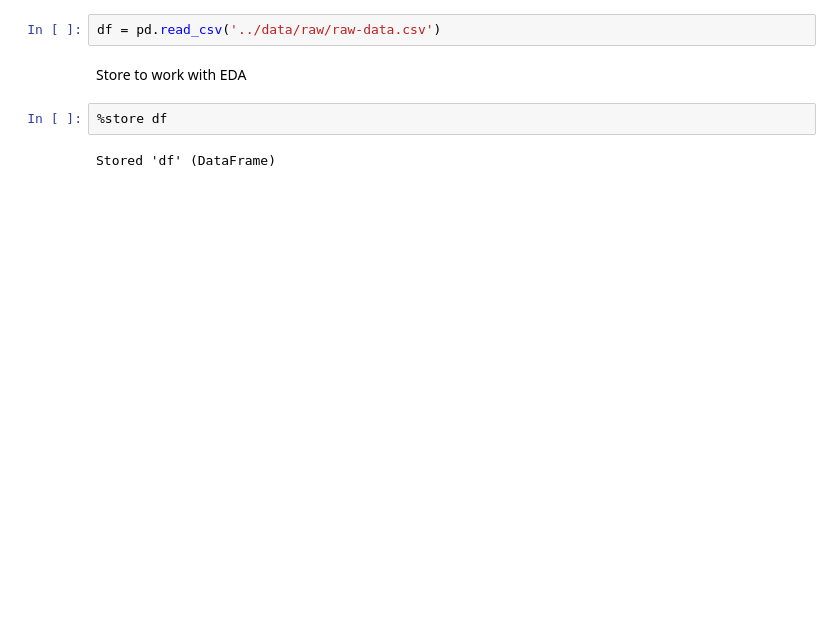
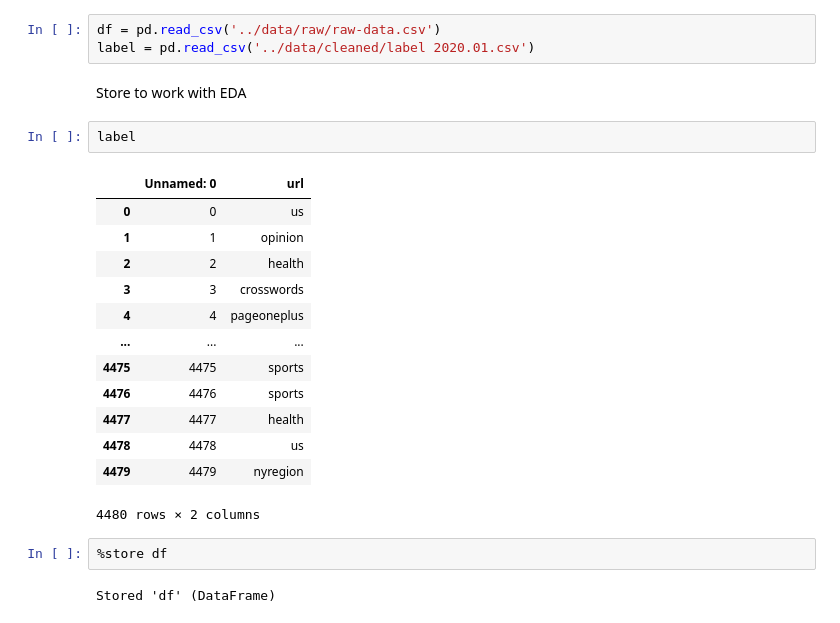
Before and after one commit to MEOW119X/Automated-News-Categorizer, a Jupyter notebook: notebook/Cleansing.ipynb, the cells around one changed output. Cells and saved outputs as stored; diff of their text form; blank space fills up the shorter version.

```diff
--- a/notebook/Cleansing.ipynb
+++ b/notebook/Cleansing.ipynb
@@ -7,8 +7,25 @@ import pandas as pd
 #### import Data
 # %%
 df = pd.read_csv('../data/raw/raw-data.csv')
+label = pd.read_csv('../data/cleaned/label 2020.01.csv')
 # %% [markdown]
 Store to work with EDA
+# %%
+label
+# %% [output]
+|  | Unnamed: 0 | url |
+| 0 | 0 | us |
+| 1 | 1 | opinion |
+| 2 | 2 | health |
+| 3 | 3 | crosswords |
+| 4 | 4 | pageoneplus |
+| ... | ... | ... |
+| 4475 | 4475 | sports |
+| 4476 | 4476 | sports |
+| 4477 | 4477 | health |
+| 4478 | 4478 | us |
+| 4479 | 4479 | nyregion |
+4480 rows × 2 columns
 # %%
 %store df
 # %% [output]
```
Also changed, not shown: parts of 1 cell of this notebook, 1 other file.
